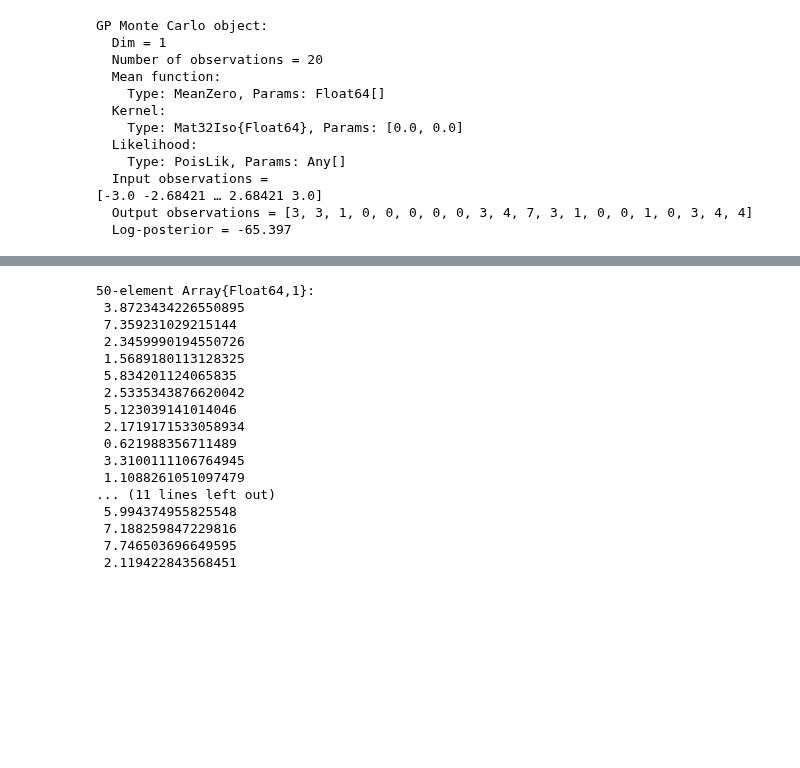
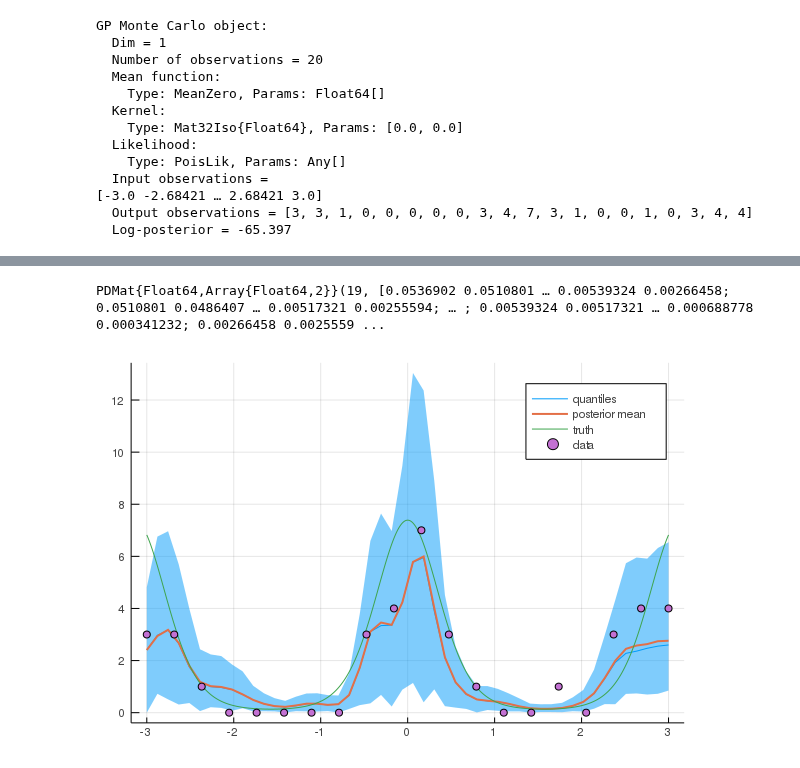
Before and after one commit to STOR-i/GaussianProcesses.jl, a Jupyter notebook: notebooks/Poisson regression.ipynb, the cells around one changed output, grey strips where cells are left out. Saved outputs shown, nothing was run; the diff lists cells and outputs as text; code cells hidden in the pictures; blank space fills up the shorter version.

```diff
--- a/notebooks/Poisson regression.ipynb
+++ b/notebooks/Poisson regression.ipynb
@@ -90,39 +134,27 @@ GaussianProcesses.Approx([0.454119, 0.535782, -0.194145, -0.603138, -0.35633, -0
+# %%
+temp = Q.V[1:(end-1), 1:(end-1)]
+PDMat(temp + Array{Float64}(I, size(temp))*1e-6)
+# %% [output]
+PDMat{Float64,Array{Float64,2}}(19, [0.0536902 0.0510801 … 0.00539324 0.00266458; 0.0510801 0.0486407 … 0.00517321 0.00255594; … ; 0.00539324 0.00517321 … 0.000688778 0.000341232; 0.00266458 0.0025559 ...
 # %%
+xtest = range(minimum(gp.x),stop=maximum(gp.x),length=50);
 nsamps = 500
 visamples = Array{Float64}(undef, nsamps, length(xtest));
 ymean = [];
 for i in 1:nsamps
-    visamples[i,:] = rand(gpvi, xtest)
-    push!(ymean, predict_y(gpvi, xtest)[1])
+    visamples[i,:] = rand(gp, xtest)
+    push!(ymean, predict_y(gp, xtest)[1])
 end
-# %%
-predict_y(gp, xtest)[1]
-# %% [output]
-50-element Array{Float64,1}:
- 3.8723434226550895
- 7.359231029215144
- 2.3459990194550726
- 1.5689180113128325
- 5.834201124065835
- 2.5335343876620042
- 5.123039141014046
- 2.1719171533058934
- 0.621988356711489
- 3.3100111106764945
- 1.1088261051097479
-... (11 lines left out)
- 5.994374955825548
- 7.188259847229816
- 7.746503696649595
- 2.119422843568451
 # %%
 q10 = [quantile(visamples[:,i], 0.1) for i in 1:length(xtest)]
 q50 = [quantile(visamples[:,i], 0.5) for i in 1:length(xtest)]
 q90 = [quantile(visamples[:,i], 0.9) for i in 1:length(xtest)]
 plot(xtest,exp.(q50),ribbon=(exp.(q10), exp.(q90)),leg=true, fmt=:png, label="quantiles")
 plot!(xtest, mean(ymean), label="posterior mean", w=2)
 xx = range(-3,stop=3,length=1000);
 f_xx = 2*cos.(2*xx);
 plot!(xx, exp.(f_xx), label="truth")
 scatter!(X,Y, label="data")
-savefig("vi.png")
+# savefig("vi.png")
+# %% [output]
+[figure, added]
```
Also changed, not shown: parts of 5 cells of this notebook, 3 other files.
